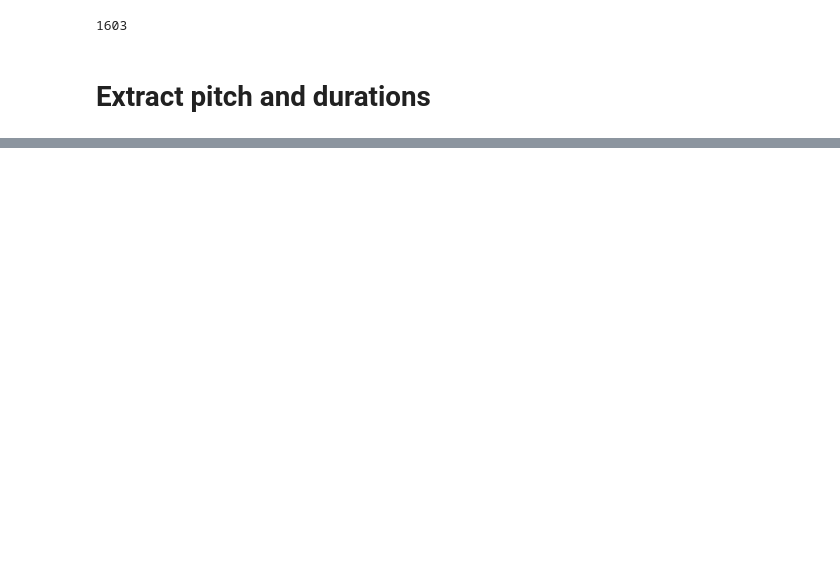
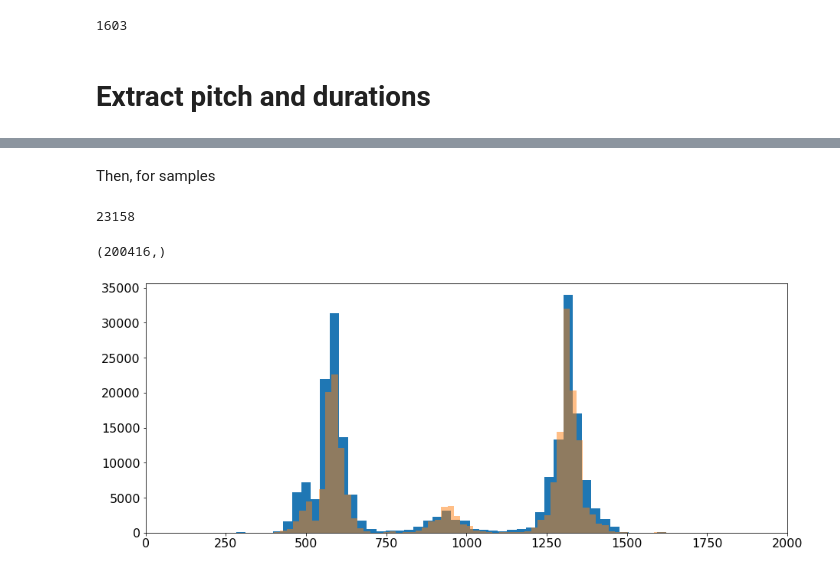
Before and after one commit to GaganNarula/birdsong_gan, a Jupyter notebook: birdsong_gan/notebooks/compare_pitch_syllable_duration_gap.ipynb, the cells around one changed output, grey strips where cells are left out. Cells and saved outputs as stored; diff of their text form; code cells hidden in the pictures; blank space fills up the shorter version.

Commit message:
Pitch duration and gap distribution computation

```diff
--- a/birdsong_gan/notebooks/compare_pitch_syllable_duration_gap.ipynb
+++ b/birdsong_gan/notebooks/compare_pitch_syllable_duration_gap.ipynb
@@ -87,6 +87,9 @@ def get_durations_from_vocal_segments(voiced_frames, min_dur = 3):
 
     onsets = np.where(np.diff(voiced_frames) > 0.)[0]
     offsets = np.where(np.diff(voiced_frames) < 0.)[0]
+
+    if len(onsets)==0 or len(offsets)==0:
+        return None, None, None, None, None
 
     ON = onsets
     OFF = offsets
@@ -110,7 +113,7 @@ def get_durations_from_vocal_segments(voiced_frames, min_dur = 3):
 
     for k in range(len(OFF)):
 
-        if OFF[k] - ON[k] < min_dur:
+        if OFF[k] - ON[k] >= min_dur:
             vocal_segs.append(voiced_frames[ON[k] : OFF[k]])
             durations.append(OFF[k] - ON[k])
 
@@ -208,0 +206,35 @@ pitches_real, durations_real, gap_lengths_real = get_pitch_duration_gaps(real_au
+# %%
+pitches_real_ = np.concatenate(pitches_real)
+pitches_real_.shape
+
+durations_real_ = np.concatenate(durations_real)
+durations_real_.shape
+
+gaps_real = np.concatenate(gap_lengths_real)
+gaps_real.shape
+# %% [markdown]
+Then, for samples
+# %%
+pitches_samp, durations_samp, gap_lengths_samp = get_pitch_duration_gaps(sample_audios, dict(sr=16000,fmin=100.,fmax=8000.,
+                                                                                          frame_length=512, win_length=256,
+                                                                                          hop_length=128, switch_prob=0.1,
+                                                                                          fill_na=np.nan), min_vocal_duration=3)
+# %%
+durations_samp_ = np.concatenate(durations_samp)
+gaps_samp = np.concatenate(gap_lengths_samp)
+len(gaps_samp)
+# %% [output]
+23158
+# %%
+pitches_samp_ = np.concatenate(pitches_samp)
+pitches_samp_.shape
+# %% [output]
+(200416,)
+# %%
+plt.figure(figsize=(15,6))
+plt.hist(pitches_real_, bins=200)
+plt.hist(pitches_samp_, bins=200, alpha=0.5)
+plt.xlim([0, 2000])
+plt.show()
+# %% [output]
+[figure, added]
```
Also changed, not shown: parts of 10 cells of this notebook, 3 other files.
